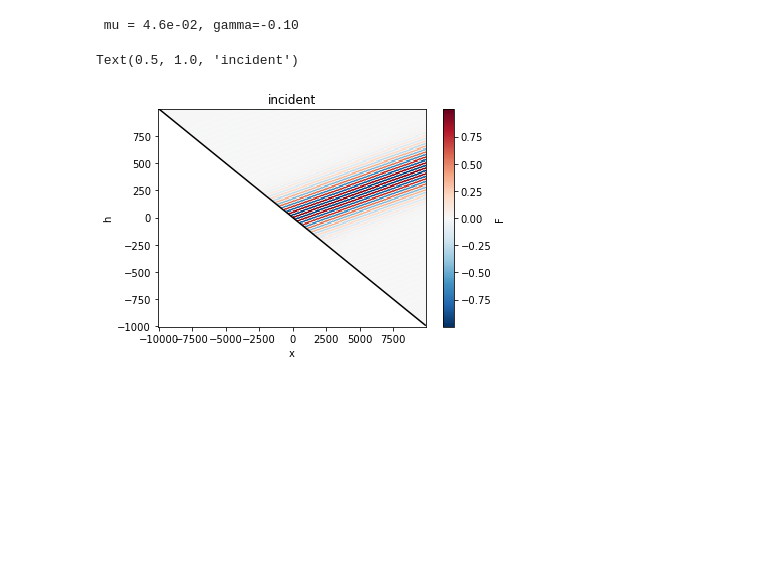
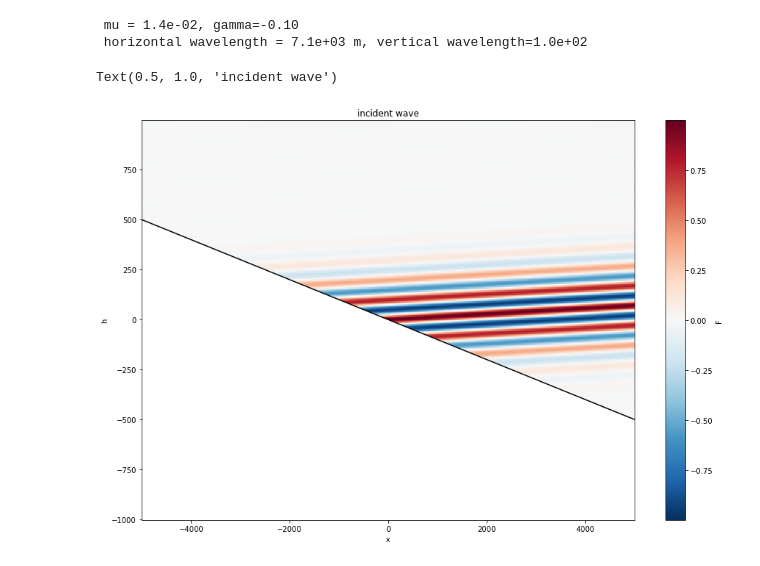
Before and after one commit to apatlpo/das_work, a Jupyter notebook: theory/iwave_beam.ipynb, the cells around one changed output. Cells and saved outputs as stored; diff of their text form; code cells hidden in the pictures; blank space fills up the shorter version.

```diff
--- a/theory/iwave_beam.ipynb
+++ b/theory/iwave_beam.ipynb
@@ -29,28 +35,36 @@ def get_lambda(omega, f, N, gamma):
 # %%
 lat = 43
 f = 2 *2*np.pi/86164.1 * np.sin(lat*np.pi/180)
-omega = f*1.1
 N = 1e-3
-gamma = -.1
+gamma = -.1 # bathymetric slope
 
-k = 2*np.pi/50.
+# iwave parameters
+omega = f*1.01
+m = 2*np.pi/100. # this is Gerkema's k ...
 
-F = lambda xi: np.exp(-(xi/200.)**2)*np.exp(1j*k*xi)
+# incident wave
+F = lambda xi: np.exp(-(xi/200.)**2)*np.exp(1j*m*xi)
 
-mu =  get_mu(omega, f, N)
-la =  get_lambda(omega, f, N,  gamma)
+# derive internal wave properties
+mu =  th.get_mu(omega, f, N)
+k = mu*m
+lambda_x = 2*np.pi/k
+lambda_z = 2*np.pi/m
 
-
+# reflected wave
+la =  th.get_lambda(omega, f, N,  gamma)
 G = lambda xi: la*F(la*xi)
 
 print(f" mu = {mu:.1e}, gamma={gamma:.2f}")
+print(f" horizontal wavelength = {lambda_x:.1e} m, vertical wavelength={lambda_z:.1e}")
 # %% [output]
- mu = 4.6e-02, gamma=-0.10
+ mu = 1.4e-02, gamma=-0.10
+ horizontal wavelength = 7.1e+03 m, vertical wavelength=1.0e+02
 # %%
-ds = xr.Dataset(dict(x=np.arange(-10e3,10e3,1e2),
-                     z=np.arange(-1e3,1e3,10),
+ds = xr.Dataset(dict(x=np.arange(-5e3,5e3,1e1),
+                     z=np.arange(-1e3,1e3,5),
                     ))
-ds["h"] = -gamma*ds.x
+ds = ds.assign_coords(h=-gamma*ds.x)
 
 xi_p =  mu*ds.x - ds.z
 xi_m = -mu*ds.x - ds.z
@@ -58,10 +72,10 @@ xi_m = -mu*ds.x - ds.z
 ds["F"] = F(xi_p).where(ds.z+0.*ds.x>-ds.h)
 ds["G"] = G(xi_m).where(ds.z+0.*ds.x>-ds.h)
 # %%
-fig, ax = plt.subplots(1,1)
+fig, ax = plt.subplots(1,1, figsize=(15,10))
 np.real(ds.F).plot(x="x")
 (-ds["h"]).plot(color="k")
-ax.set_title("incident")
+ax.set_title("incident wave")
 # %% [output]
-Text(0.5, 1.0, 'incident')
+Text(0.5, 1.0, 'incident wave')
-[figure, old version]
+[figure, new version]
```
Also changed, not shown: parts of 17 cells of this notebook, 4 other files.
